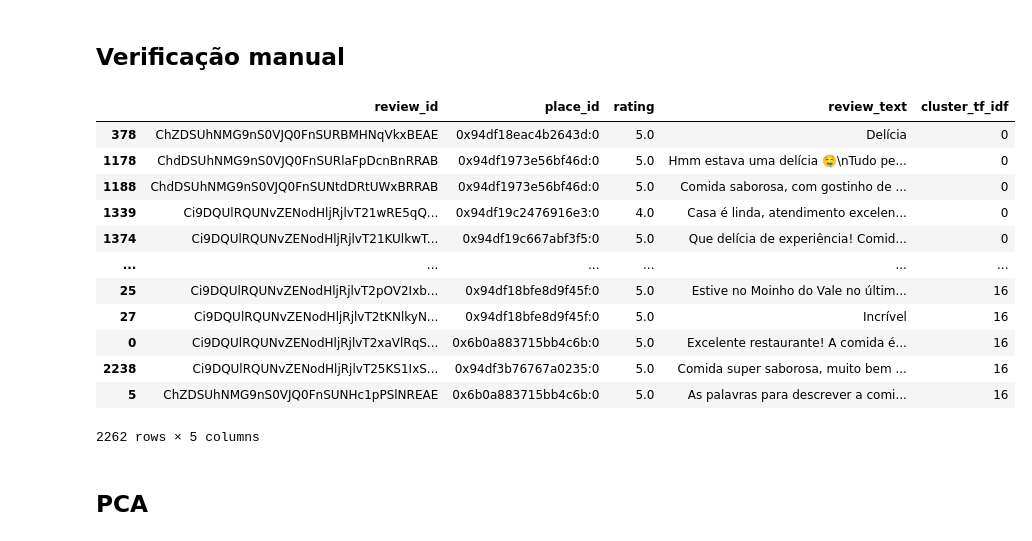
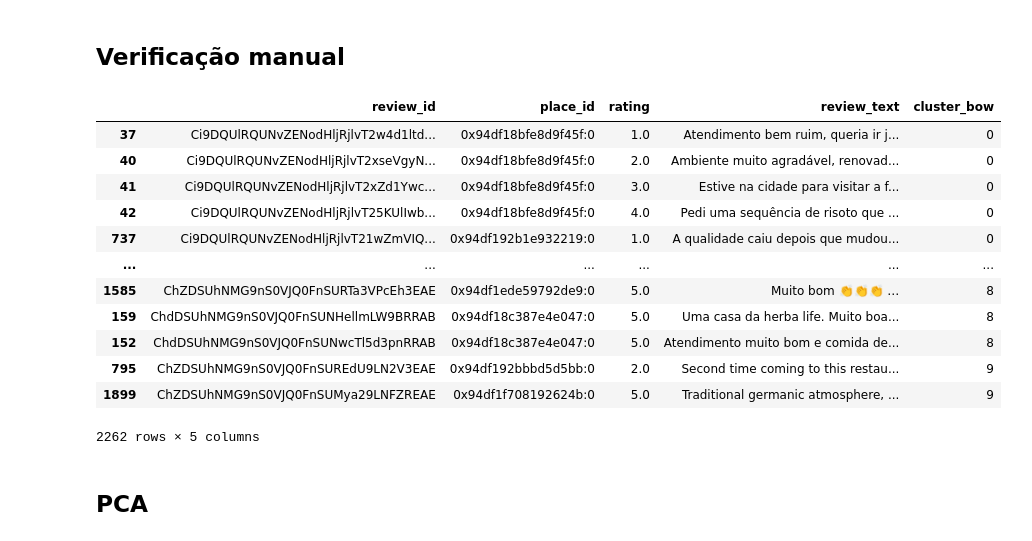
Before and after one commit to incrisvel/adaptaste, a Jupyter notebook: similarity_clustering.ipynb, the cells around one changed output. Cells and saved outputs as stored; diff of their text form; code cells hidden in the pictures.

```diff
--- a/similarity_clustering.ipynb
+++ b/similarity_clustering.ipynb
@@ -154,0 +280,10 @@ dt_sim_tfidf.head()
+# %%
+similarity_bert = cosine_similarity(bert_matrix)
+
+dt_sim_bert = pd.DataFrame(
+    similarity_bert,
+    index=preprocessed_reviews_df["review_text"],
+    columns=preprocessed_reviews_df["review_text"]
+)
+
+dt_sim_bert.head()
@@ -221,7 +375,8 @@ model_data = {
         "metrics_df": None,    # DataFrame com as inércias e silhouettes
         "k": None,
         "labels": None,
-        "model": None
+        "model": None,
+        "distance_centroids": None
     },
     "TF-IDF": {
         "matrix": tfidf_matrix,
@@ -231,8 +386,31 @@ model_data = {
         "metrics_df": None,
         "k": None,
         "labels": None,
-        "model": None
+        "model": None,
+        "distance_centroids": None
     },
+   "Word2Vec": {
+        "matrix": w2v_matrix,
+        "terms": None,
+        "similarity": similarity_w2v,
+        "models_history": {},
+        "metrics_df": None,
+        "k": None,
+        "labels": None,
+        "model": None,
+        "distance_centroids": None
+    },
+    "BERT": {
+        "matrix": bert_matrix,
+        "terms": None,
+        "similarity": similarity_bert,
+        "models_history": {},
+        "metrics_df": None,
+        "k": None,
+        "labels": None,
+        "model": None,
+        "distance_centroids": None
+    }
 }
 # %%
 from sklearn.cluster import KMeans
@@ -370,8 +589,8 @@ TF-IDF
 
 model_data["BoW"]["k"] = 10
 model_data["TF-IDF"]["k"] = 17
-# model_data["Word2Vec"]["k"] = X
-# model_data["BERT"]["k"] = Y
+model_data["Word2Vec"]["k"] = 13
+model_data["BERT"]["k"] = 11
 
 for model_name, data in model_data.items():
     chosen_k = data["k"]
@@ -389,32 +608,32 @@ for model_name, data in model_data.items():
 # %% [markdown]
 ## Verificação manual
 # %%
-TARGET_MODEL = "TF-IDF"
+TARGET_MODEL = "BoW"
 
 cluster_column = f"cluster_{TARGET_MODEL.lower().replace('-', '_')}"
 
 view_columns = [
     "review_id",
     "place_id",
     "rating",
     "review_text",
     cluster_column
 ]
 
 display(preprocessed_reviews_df[view_columns].sort_values(by=cluster_column))
 # %% [output]
-|  | review_id | place_id | rating | review_text | cluster_tf_idf |
-| 378 | ChZDSUhNMG9nS0VJQ0FnSURBMHNqVkxBEAE | 0x94df18eac4b2643d:0 | 5.0 | Delícia | 0 |
-| 1178 | ChdDSUhNMG9nS0VJQ0FnSURlaFpDcnBnRRAB | 0x94df1973e56bf46d:0 | 5.0 | Hmm estava uma delícia 🤤\nTudo pe... | 0 |
-| 1188 | ChdDSUhNMG9nS0VJQ0FnSUNtdDRtUWxBRRAB | 0x94df1973e56bf46d:0 | 5.0 | Comida saborosa, com gostinho de ... | 0 |
-| 1339 | Ci9DQUlRQUNvZENodHljRjlvT21wRE5qQ... | 0x94df19c2476916e3:0 | 4.0 | Casa é linda, atendimento excelen... | 0 |
-| 1374 | Ci9DQUlRQUNvZENodHljRjlvT21KUlkwT... | 0x94df19c667abf3f5:0 | 5.0 | Que delícia de experiência! Comid... | 0 |
+|  | review_id | place_id | rating | review_text | cluster_bow |
+| 37 | Ci9DQUlRQUNvZENodHljRjlvT2w4d1ltd... | 0x94df18bfe8d9f45f:0 | 1.0 | Atendimento bem ruim, queria ir j... | 0 |
+| 40 | Ci9DQUlRQUNvZENodHljRjlvT2xseVgyN... | 0x94df18bfe8d9f45f:0 | 2.0 | Ambiente muito agradável, renovad... | 0 |
+| 41 | Ci9DQUlRQUNvZENodHljRjlvT2xZd1Ywc... | 0x94df18bfe8d9f45f:0 | 3.0 | Estive na cidade para visitar a f... | 0 |
+| 42 | Ci9DQUlRQUNvZENodHljRjlvT25KUlIwb... | 0x94df18bfe8d9f45f:0 | 4.0 | Pedi uma sequência de risoto que ... | 0 |
+| 737 | Ci9DQUlRQUNvZENodHljRjlvT21wZmVIQ... | 0x94df192b1e932219:0 | 1.0 | A qualidade caiu depois que mudou... | 0 |
 | ... | ... | ... | ... | ... | ... |
-| 25 | Ci9DQUlRQUNvZENodHljRjlvT2pOV2Ixb... | 0x94df18bfe8d9f45f:0 | 5.0 | Estive no Moinho do Vale no últim... | 16 |
-| 27 | Ci9DQUlRQUNvZENodHljRjlvT2tKNlkyN... | 0x94df18bfe8d9f45f:0 | 5.0 | Incrível | 16 |
-| 0 | Ci9DQUlRQUNvZENodHljRjlvT2xaVlRqS... | 0x6b0a883715bb4c6b:0 | 5.0 | Excelente restaurante! A comida é... | 16 |
-| 2238 | Ci9DQUlRQUNvZENodHljRjlvT25KS1IxS... | 0x94df3b76767a0235:0 | 5.0 | Comida super saborosa, muito bem ... | 16 |
-| 5 | ChZDSUhNMG9nS0VJQ0FnSUNHc1pPSlNREAE | 0x6b0a883715bb4c6b:0 | 5.0 | As palavras para descrever a comi... | 16 |
+| 1585 | ChZDSUhNMG9nS0VJQ0FnSURTa3VPcEh3EAE | 0x94df1ede59792de9:0 | 5.0 | Muito bom 👏👏👏 … | 8 |
+| 159 | ChdDSUhNMG9nS0VJQ0FnSUNHellmLW9BRRAB | 0x94df18c387e4e047:0 | 5.0 | Uma casa da herba life. Muito boa... | 8 |
+| 152 | ChdDSUhNMG9nS0VJQ0FnSUNwcTl5d3pnRRAB | 0x94df18c387e4e047:0 | 5.0 | Atendimento muito bom e comida de... | 8 |
+| 795 | ChZDSUhNMG9nS0VJQ0FnSUREdU9LN2V3EAE | 0x94df192bbbd5d5bb:0 | 2.0 | Second time coming to this restau... | 9 |
+| 1899 | ChZDSUhNMG9nS0VJQ0FnSUMya29LNFZREAE | 0x94df1f708192624b:0 | 5.0 | Traditional germanic atmosphere, ... | 9 |
 2262 rows × 5 columns
 # %% [markdown]
 ## PCA
```
Also changed, not shown: parts of 19 cells of this notebook.
